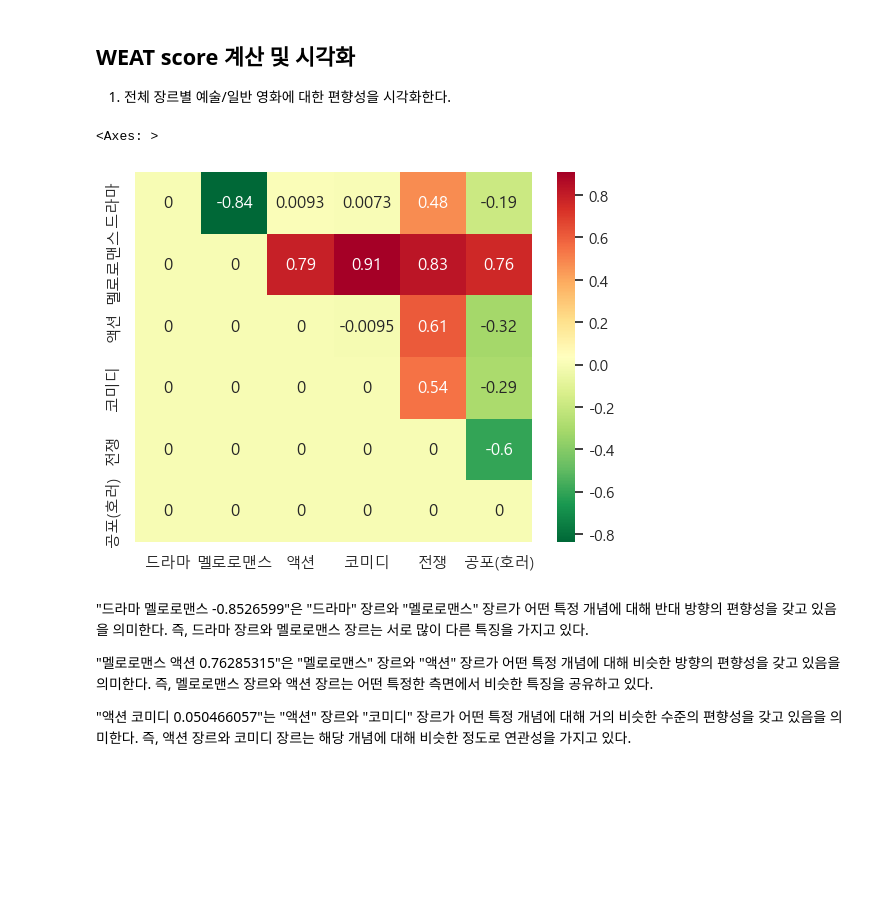
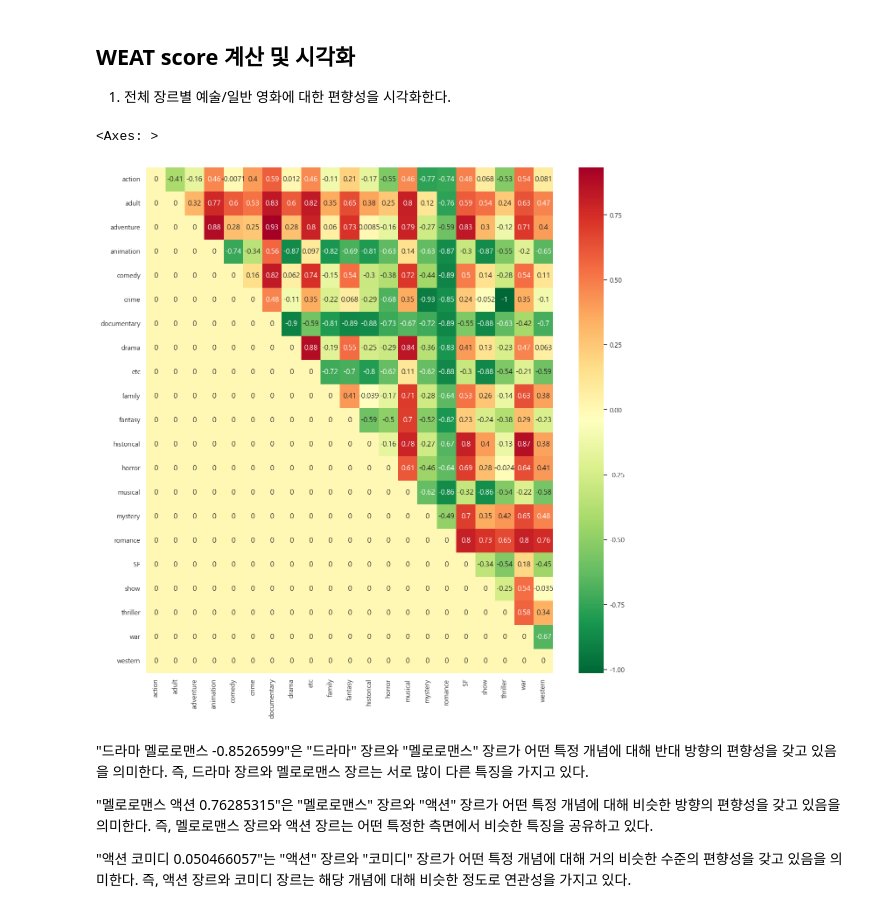
Before and after one commit to crlotwhite-mirror/AiffelOnline4, a Jupyter notebook: Going_Deeper_NLP/GD_NLP_3/Project1.ipynb, the cells around one changed output. Drawn from its saved outputs; the diff is of its cells as text; code cells hidden in the pictures; blank space fills up the shorter version.

```diff
--- a/Going_Deeper_NLP/GD_NLP_3/Project1.ipynb
+++ b/Going_Deeper_NLP/GD_NLP_3/Project1.ipynb
@@ -275,3 +275,20 @@ print(target_gen)
 # %% [output]
 ['아빠', '음악', '결심', '운명', '지금', '여인', '이름', '이후', '준비', '감정', '만난', '처음', '충격', '누구', '그린']
 ['서울', '애니메이션', '여성', '가지', '주인공', '대해', '연출', '사회', '다큐멘터리', '부문', '섹스', '바로', '의도', '계획', '정체']
+# %%
+import os
+
+# 처리할 장르의 텍스트 파일 이름들
+genre_txt = []
+# 각 텍스트파일 라벨
+genre_name = []
+
+for i in os.listdir('synopsis'):
+    if i == 'synopsis.txt' or i == 'synopsis_gen.txt' or i == 'synopsis_art.txt':
+        continue
+
+    genre_txt.append(i)
+    genre_name.append(i.split('.')[0].split('_')[1])
+
+print(genre_txt)
+print(genre_name)
@@ -278,9 +298,9 @@ print(target_gen)
 # %%
 # 처리할 장르의 텍스트 파일 이름들
-genre_txt = ['synopsis_drama.txt', 'synopsis_romance.txt', 'synopsis_action.txt', 'synopsis_comedy.txt', 'synopsis_war.txt', 'synopsis_horror.txt']
-
-# 각 텍스트파일 라벨
-genre_name = ['드라마', '멜로로맨스', '액션', '코미디', '전쟁', '공포(호러)']
+# genre_txt = ['synopsis_drama.txt', 'synopsis_romance.txt', 'synopsis_action.txt', 'synopsis_comedy.txt', 'synopsis_war.txt', 'synopsis_horror.txt']
+#
+# # 각 텍스트파일 라벨
+# genre_name = ['드라마', '멜로로맨스', '액션', '코미디', '전쟁', '공포(호러)']
 
 # 각 장르를 토큰화하고 명사만 추출하여 genre 리스트에 저장
 genre = []
@@ -429,25 +469,29 @@ TF-IDF(Term Frequency-Inverse Document Frequency)는 각 단어가 텍스트 내
 # %%
 # 재현성을 위해 난수 생성기의 시드 고정
 np.random.seed(0)
 
 # seaborn에 한글 지원 폰트 설정
 sns.set(font='Malgun Gothic')
 
 # 마이너스 부호 올바르게 표시하기 위한 설정
 plt.rcParams['axes.unicode_minus'] = False
 
+plt.figure(figsize=(15, 15))
+
 # heatmap 생성 및 시각화
 # matrix: 시각화할 데이터
 # xticklabels, yticklabels: x, y축 레이블
 # annot=True: 각 셀에 숫자 표기
 # cmap='RdYlGn_r': 색상 팔레트 설정
 ax = sns.heatmap(matrix, xticklabels=genre_name, yticklabels=genre_name, annot=True,  cmap='RdYlGn_r')
 
+
+
 # 생성된 heatmap 출력
 ax
 # %% [output]
 <Axes: >
-[figure, old version]
+[figure, new version]
 # %% [markdown]
 "드라마 멜로로맨스 -0.8526599"은 "드라마" 장르와 "멜로로맨스" 장르가 어떤 특정 개념에 대해 반대 방향의 편향성을 갖고 있음을 의미한다. 즉, 드라마 장르와 멜로로맨스 장르는 서로 많이 다른 특징을 가지고 있다.
 
```
Also changed, not shown: parts of 8 cells of this notebook.
